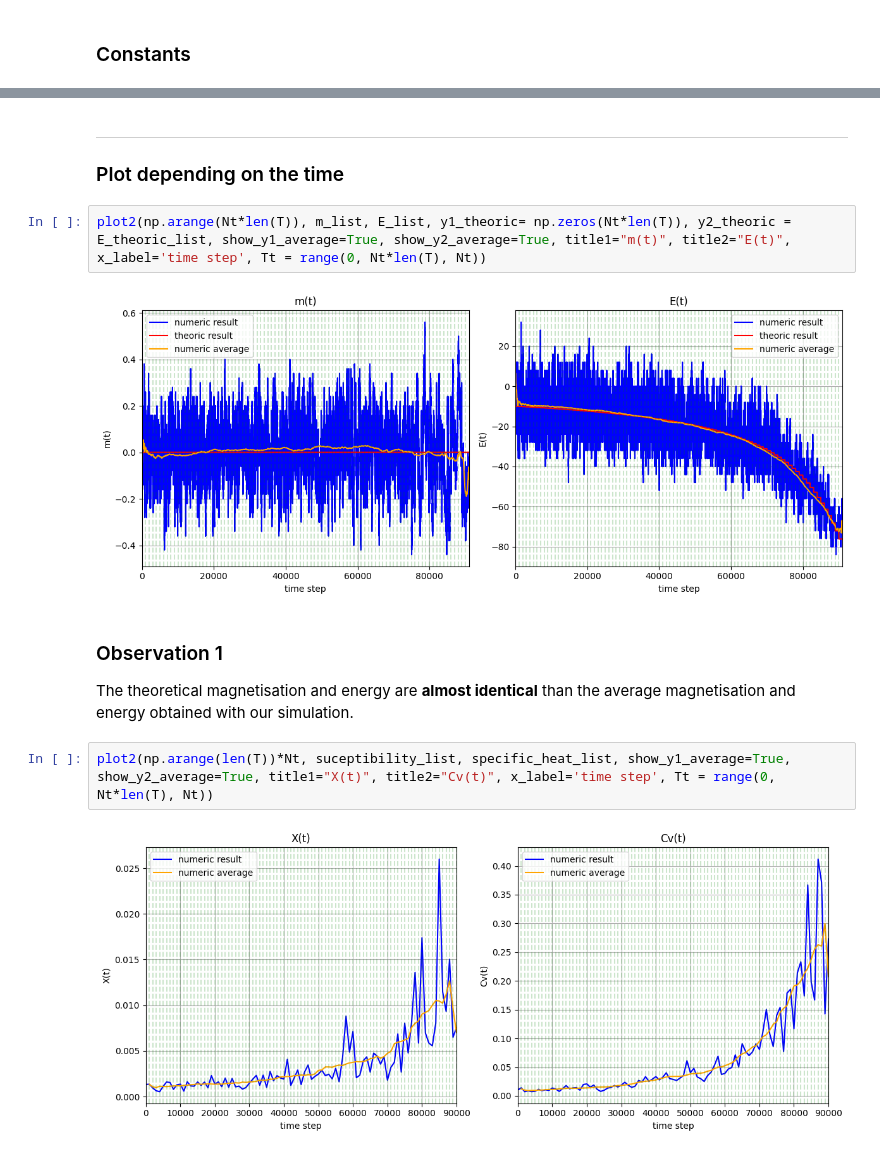
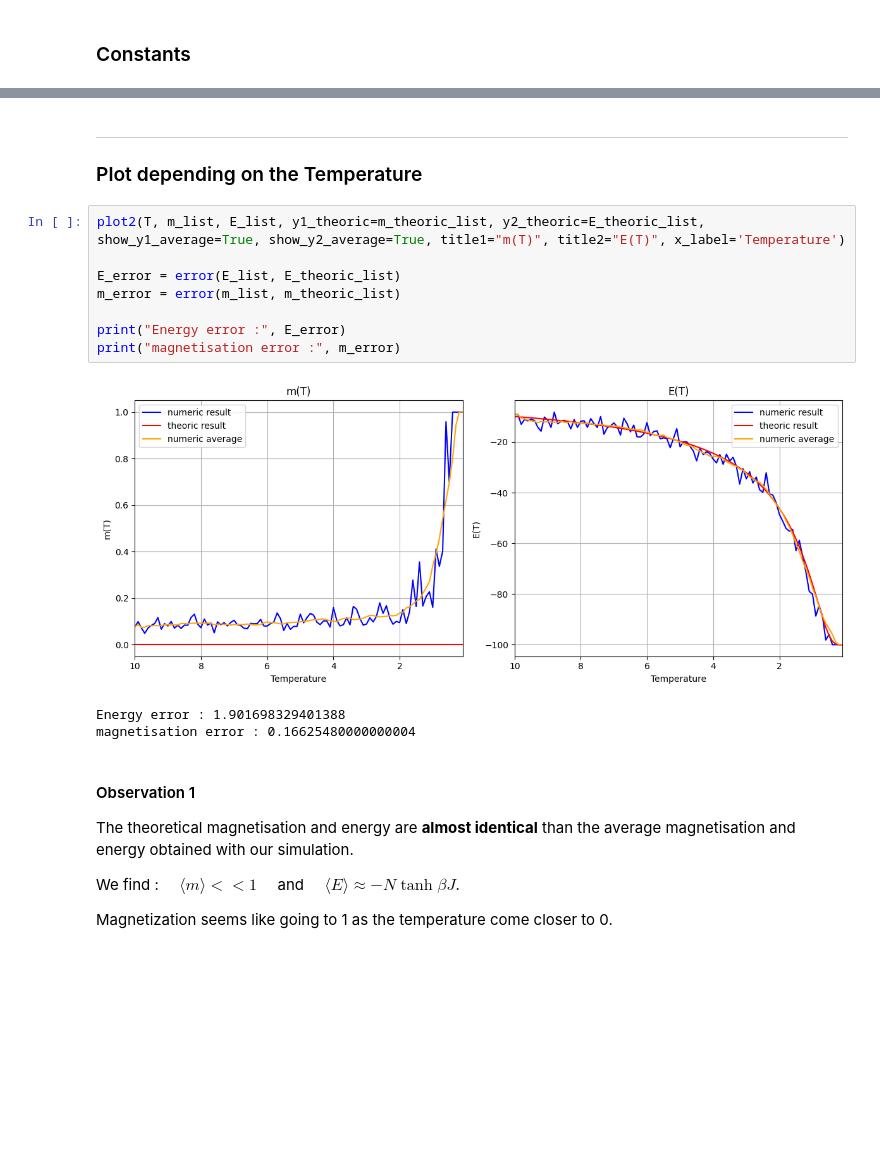
Before and after one commit to TheoHUETQC/monte-carlo, a Jupyter notebook: project1/qmc_project1.ipynb, the cells around one changed output, grey strips where cells are left out. Saved outputs shown, nothing was run; the diff lists cells and outputs as text; blank space fills up the shorter version.

```diff
--- a/project1/qmc_project1.ipynb
+++ b/project1/qmc_project1.ipynb
@@ -156,16 +220,24 @@ for Tj in T :
 # %% [markdown]
 ---
 
-### Plot depending on the time
+### Plot depending on the Temperature
-# %%
-plot2(np.arange(Nt*len(T)), m_list, E_list, y1_theoric= np.zeros(Nt*len(T)), y2_theoric = E_theoric_list, show_y1_average=True, show_y2_average=True, title1="m(t)", title2="E(t)", x_label='time step', Tt = range(0, Nt*len(T), Nt))
-# %% [output]
-[figure, removed]
+# %%
+plot2(T, m_list, E_list, y1_theoric=m_theoric_list, y2_theoric=E_theoric_list, show_y1_average=True, show_y2_average=True, title1="m(T)", title2="E(T)", x_label='Temperature')
+
+E_error = error(E_list, E_theoric_list)
+m_error = error(m_list, m_theoric_list)
+
+print("Energy error :", E_error)
+print("magnetisation error :", m_error)
+# %% [output]
+[figure, added]
+Energy error : 1.901698329401388
+magnetisation error : 0.16625480000000004
 # %% [markdown]
-### Observation 1
+#### Observation 1
 
 The theoretical magnetisation and energy are **almost identical** than the average magnetisation and energy obtained with our simulation.
+
+We find : $\quad \langle m\rangle << 1 \quad $ and $\quad \langle E\rangle \approx -N \tanh \beta J$.
+
+Magnetization seems like going to 1 as the temperature come closer to 0.
-# %%
-plot2(np.arange(len(T))*Nt, suceptibility_list, specific_heat_list, show_y1_average=True, show_y2_average=True, title1="X(t)", title2="Cv(t)", x_label='time step', Tt = range(0, Nt*len(T), Nt))
-# %% [output]
-[figure, removed]
```
Also changed, not shown: parts of 22 cells of this notebook, 1 other file.
